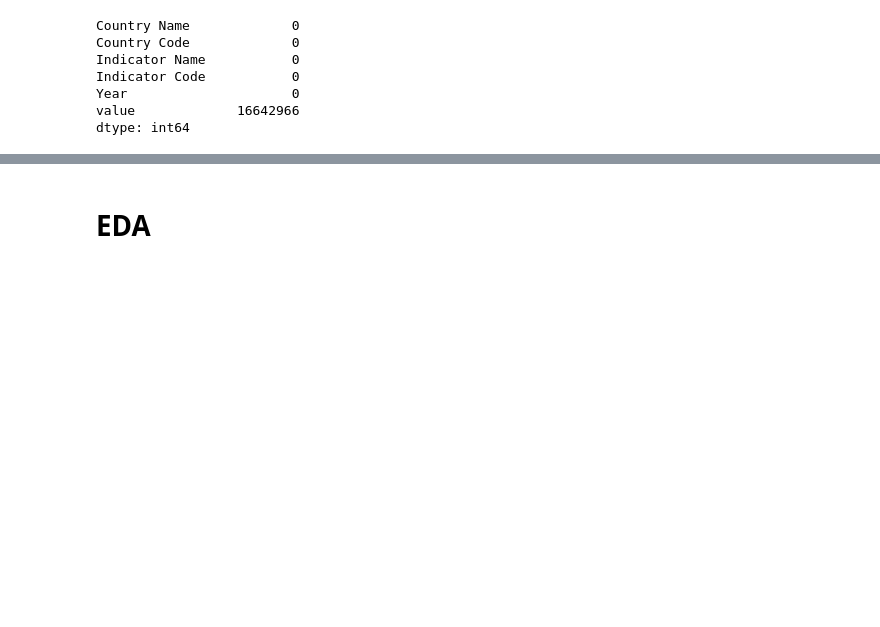
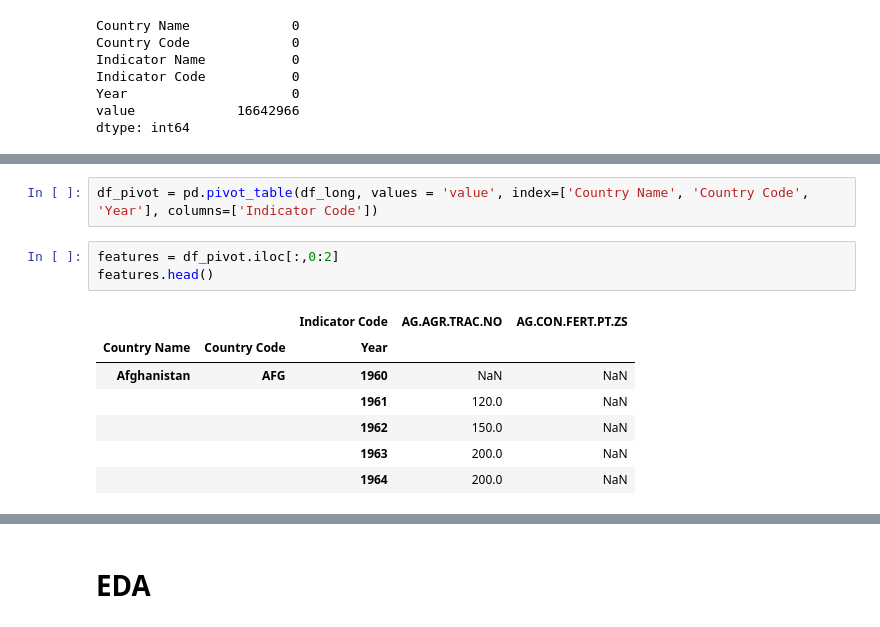
Before and after one commit to taramullin/Capstone, a Jupyter notebook: Capstone - Development Indicators.ipynb, the cells around one changed output, grey strips where cells are left out. Saved outputs shown, nothing was run; the diff lists cells and outputs as text; blank space fills up the shorter version.

```diff
--- a/Capstone - Development Indicators.ipynb
+++ b/Capstone - Development Indicators.ipynb
@@ -67,0 +90,13 @@ dtype: int64
+# %%
+df_pivot = pd.pivot_table(df_long, values = 'value', index=['Country Name', 'Country Code', 'Year'], columns=['Indicator Code'])
+# %%
+features = df_pivot.iloc[:,0:2]
+features.head()
+# %% [output]
+|  |  | Indicator Code | AG.AGR.TRAC.NO | AG.CON.FERT.PT.ZS |
+| Country Name | Country Code | Year |  |  |
+| Afghanistan | AFG | 1960 | NaN | NaN |
+|  |  | 1961 | 120.0 | NaN |
+|  |  | 1962 | 150.0 | NaN |
+|  |  | 1963 | 200.0 | NaN |
+|  |  | 1964 | 200.0 | NaN |
```
Also changed, not shown: parts of 25 cells of this notebook.
